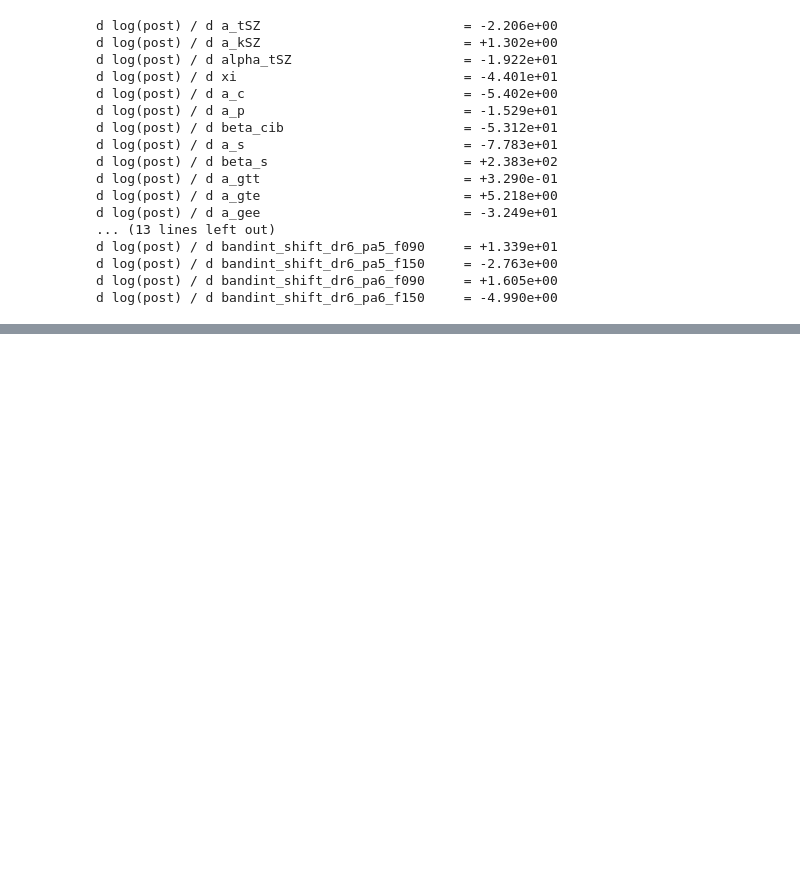
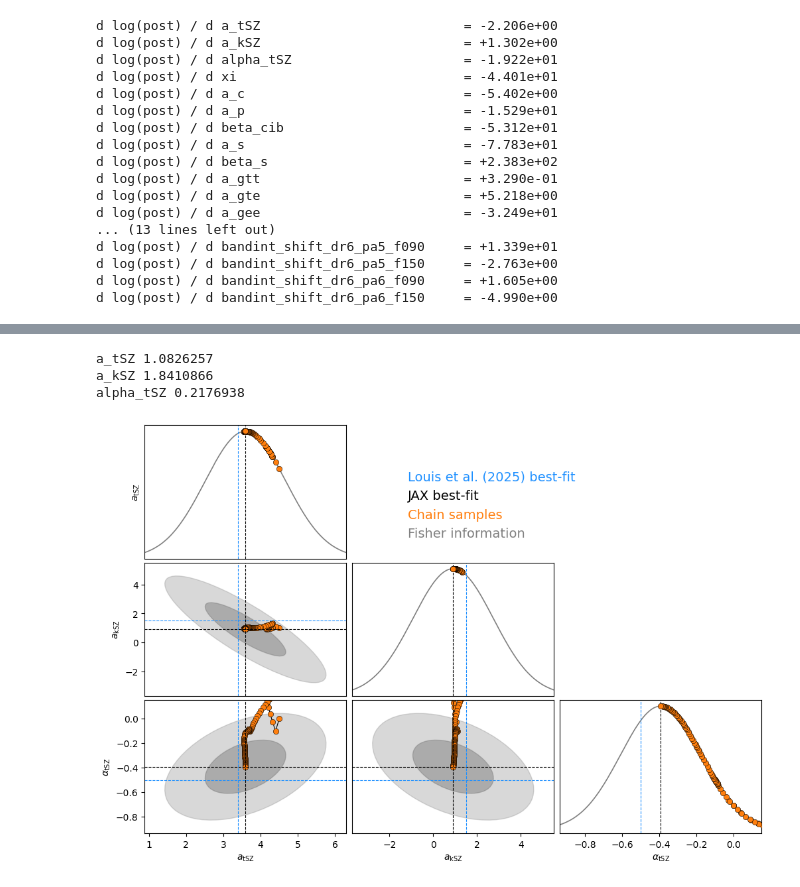
Before and after one commit to HTJense/dflike, a Jupyter notebook: notebooks/02_Intro_Differentiable.ipynb, the cells around one changed output, grey strips where cells are left out. Cells and saved outputs as stored; diff of their text form; code cells hidden in the pictures; blank space fills up the shorter version.

```diff
--- a/notebooks/02_Intro_Differentiable.ipynb
+++ b/notebooks/02_Intro_Differentiable.ipynb
@@ -117,7 +132,7 @@ def logpost(theta):
 
     # Then we need a likelihood contribution.
     foregrounds = fg_model.get_foreground_model(theta_fg)
-    loglike = -0.5 * like.chisquare(spec[:,0], spec[:,3], spec[:,1], foregrounds, theta_like)
+    loglike = like.loglike(spec[:,0], spec[:,3], spec[:,1], foregrounds, theta_like)
 
     return logprior + loglike
 # %%
@@ -258,15 +277,0 @@ sigma(bandint_shift_dr6_pa6_f150)    = +8.333e-01
-# %%
-# Here, we now implement Newton-Raphson to maximize the function.
-def newt_raph_step(x, grad, hess):
-    return x - 1e-1 * jnp.linalg.solve(hess(x), grad(x))
-
-x = theta_baseline
-trace = [x]
-
-for _ in tqdm(range(25)):
-    x = newt_raph_step(x, logpost_grad, logpost_hess)
-    if jnp.any(jnp.isnan(x)):
-        break
-    trace.append(x)
-
-chain = np.array(trace)
@@ -301,6 +312,10 @@ for i, ipar in enumerate(params):
 # %%
-# Now, this worked somewhat, but straightforward minimizers are not always optimal for this method.
-# Luckily, smarter people have implemented better methods. Here we explore the Adam minimizer from Optax.
+# We can do full inference approximations through minimizers.
+# The idea is that we can get a good approximation of a full MCMC by
+# first minimizing the chain, and then evaluating the Hessian for
+# an approximation of the full posterior.
+
+# Here we use the Adam minimizer from Optax.
 import optax
 
 # Annoyingly, these optimizers are all looking for minima, whereas our function has a maximum.
@@ -309,8 +324,7 @@ def logpost_adam(theta):
     # Add a minus sign
     return -logpost_baseline(theta)
 
-grad_adam = jax.grad(logpost_adam)
-hess_adam = jax.hessian(logpost_adam)
+grad_adam = jax.jit(jax.grad(logpost_adam))
 # %%
 import random
 
@@ -371,8 +385,11 @@ chain_adam = np.array(chain_adam)
 params = ["a_tSZ", "a_kSZ", "alpha_tSZ"]
 labels = [r"a_{\rm tSZ}", r"a_{\rm kSZ}", r"\alpha_{\rm tSZ}"]
 
-H = hess_adam(x_adam)
-F = jnp.linalg.inv(H)
+J = jac(x_adam)
+H_like = -(J.T @ like.inv_cov @ J)
+H_prior = np.diag([ -1. / prior_sigmas[p]**2 if p in prior_sigmas else 0.0 for p in parameters_baseline ])
+
+F = jnp.linalg.inv(-(H_like + H_prior))
 err = jnp.sqrt(jnp.diag(F))
 
 # Here we plot the final chain.
@@ -419,30 +436,35 @@ for i, ipar in enumerate(params):
 
             ax.axvline(parameter_values[jpar], c="dodgerblue", lw=0.8, ls="--")
             ax.axhline(parameter_values[ipar], c="dodgerblue", lw=0.8, ls="--")
 
             add_ellipse(ax, [y[-1], x[-1]], [err[ypar], err[xpar]], F[xpar,ypar], nstd=1., color="grey", alpha=0.5)
             add_ellipse(ax, [y[-1], x[-1]], [err[ypar], err[xpar]], F[xpar,ypar], nstd=2., color="grey", alpha=0.3)
 
             ax.set_xlim(y[-1] - 2.5 * err[ypar], y[-1] + 2.5 * err[ypar])
             ax.set_ylim(x[-1] - 2.5 * err[xpar], x[-1] + 2.5 * err[xpar])
 
         if j == 0:
             ax.set_ylabel(f"${labels[i]}$")
         else:
             ax.set_yticks([])
         if i == len(params)-1:
             ax.set_xlabel(f"${labels[j]}$")
         else:
             ax.set_xticks([])
 
 ax = axes[0,0]
 ax.plot([], [], c="dodgerblue", label="Louis et al. (2025) best-fit")
 ax.plot([], [], c="k", label="JAX best-fit")
 ax.plot([], [], c="C1", label="Chain samples")
 ax.plot([], [], c="grey", label="Fisher information")
 L = ax.legend(loc=(1.1, 0.1), fontsize=14)
 for t, h in zip(L.get_texts(), L.legend_handles):
 	c = h.get_color()
 	h.set_visible(False)
 	t.set_color(c)
 L.get_frame().set_edgecolor("none")
+# %% [output]
+a_tSZ 1.0826257
+a_kSZ 1.8410866
+alpha_tSZ 0.2176938
+[figure, added]
```
Also changed, not shown: parts of 6 cells of this notebook, 6 other files.
